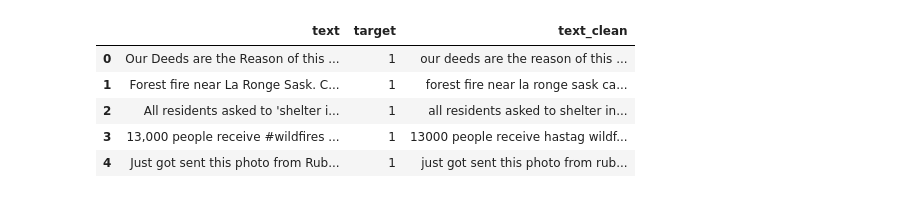
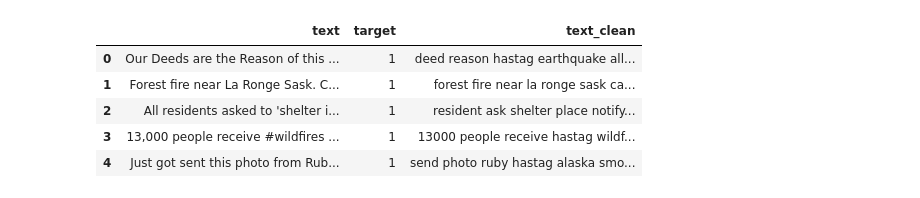
Before and after one commit to manuteou/NLP-Deeplearning, a Jupyter notebook: LSTM.ipynb, the cells around one changed output. Cells and saved outputs as stored; diff of their text form; code cells hidden in the pictures.

```diff
--- a/LSTM.ipynb
+++ b/LSTM.ipynb
@@ -6,13 +8,13 @@ tf.config.experimental.set_memory_growth(gpu[0], True)
 import matplotlib.pyplot as plt
 # %%
-df = pd.read_csv('df_train_clean.csv')
+df = pd.read_csv('df_train_clean_lemma.csv')
 df.head()
 # %% [output]
 |  | text | target | text_clean |
-| 0 | Our Deeds are the Reason of this ... | 1 | our deeds are the reason of this ... |
+| 0 | Our Deeds are the Reason of this ... | 1 | deed reason hastag earthquake all... |
 | 1 | Forest fire near La Ronge Sask. C... | 1 | forest fire near la ronge sask ca... |
-| 2 | All residents asked to 'shelter i... | 1 | all residents asked to shelter in... |
+| 2 | All residents asked to 'shelter i... | 1 | resident ask shelter place notify... |
 | 3 | 13,000 people receive #wildfires ... | 1 | 13000 people receive hastag wildf... |
-| 4 | Just got sent this photo from Rub... | 1 | just got sent this photo from rub... |
+| 4 | Just got sent this photo from Rub... | 1 | send photo ruby hastag alaska smo... |
 # %%
 tokenize = tf.keras.preprocessing.text.Tokenizer()
```
Also changed, not shown: parts of 16 cells of this notebook.
